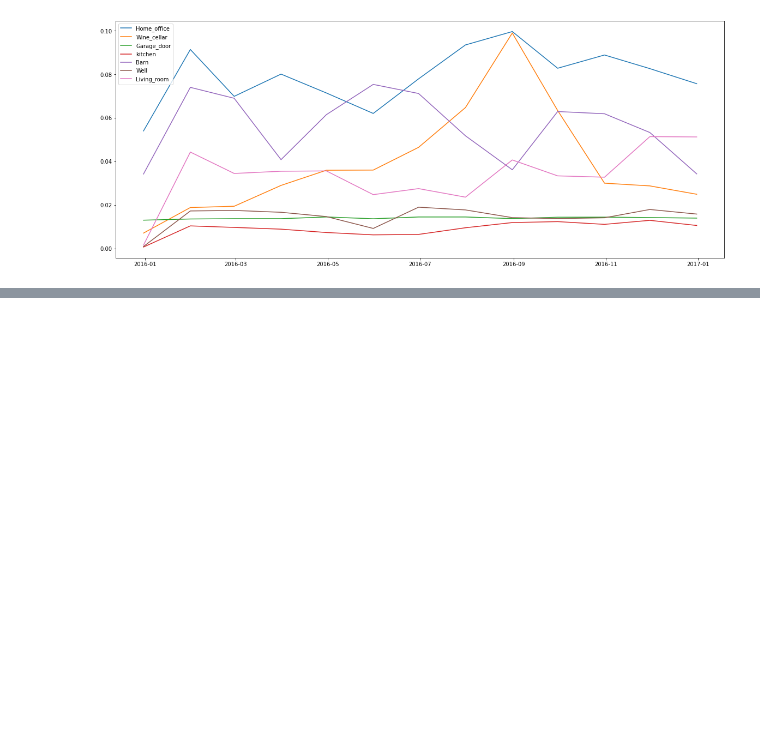
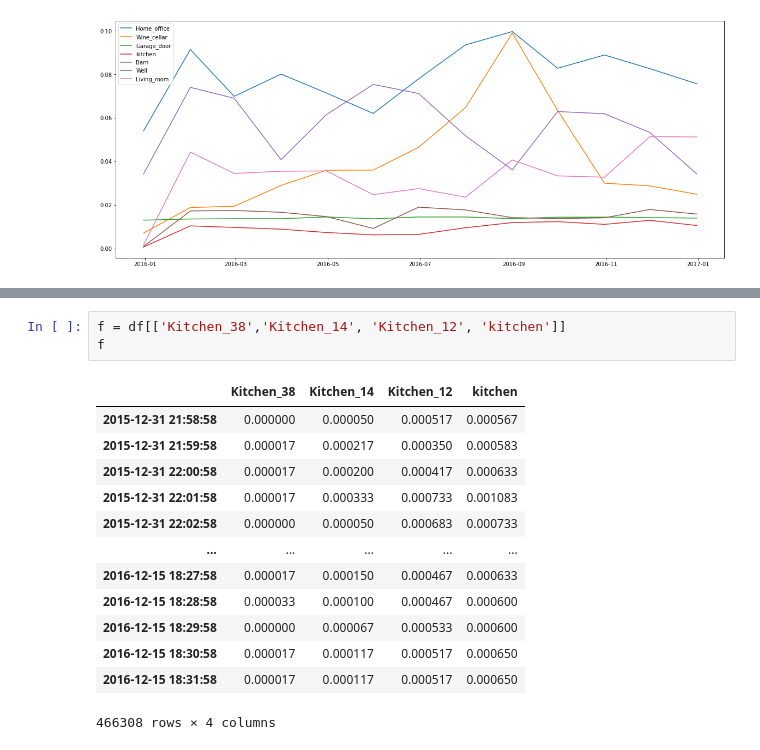
Before and after one commit to pndang/digital-bouncers, a Jupyter notebook: explore.ipynb, the cells around one changed output, grey strips where cells are left out. Cells and saved outputs as stored; diff of their text form; blank space fills up the shorter version.

```diff
--- a/explore.ipynb
+++ b/explore.ipynb
@@ -392,0 +513,17 @@ room.get_figure()
+# %%
+f = df[['Kitchen_38','Kitchen_14', 'Kitchen_12', 'kitchen']]
+f
+# %% [output]
+|  | Kitchen_38 | Kitchen_14 | Kitchen_12 | kitchen |
+| 2015-12-31 21:58:58 | 0.000000 | 0.000050 | 0.000517 | 0.000567 |
+| 2015-12-31 21:59:58 | 0.000017 | 0.000217 | 0.000350 | 0.000583 |
+| 2015-12-31 22:00:58 | 0.000017 | 0.000200 | 0.000417 | 0.000633 |
+| 2015-12-31 22:01:58 | 0.000017 | 0.000333 | 0.000733 | 0.001083 |
+| 2015-12-31 22:02:58 | 0.000000 | 0.000050 | 0.000683 | 0.000733 |
+| ... | ... | ... | ... | ... |
+| 2016-12-15 18:27:58 | 0.000017 | 0.000150 | 0.000467 | 0.000633 |
+| 2016-12-15 18:28:58 | 0.000033 | 0.000100 | 0.000467 | 0.000600 |
+| 2016-12-15 18:29:58 | 0.000000 | 0.000067 | 0.000533 | 0.000600 |
+| 2016-12-15 18:30:58 | 0.000017 | 0.000117 | 0.000517 | 0.000650 |
+| 2016-12-15 18:31:58 | 0.000017 | 0.000117 | 0.000517 | 0.000650 |
+466308 rows × 4 columns
```
Also changed, not shown: parts of 12 cells of this notebook.
